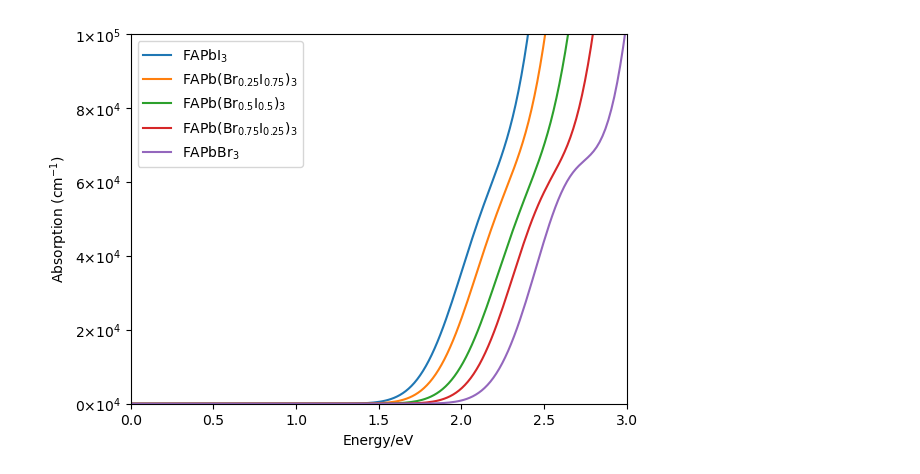
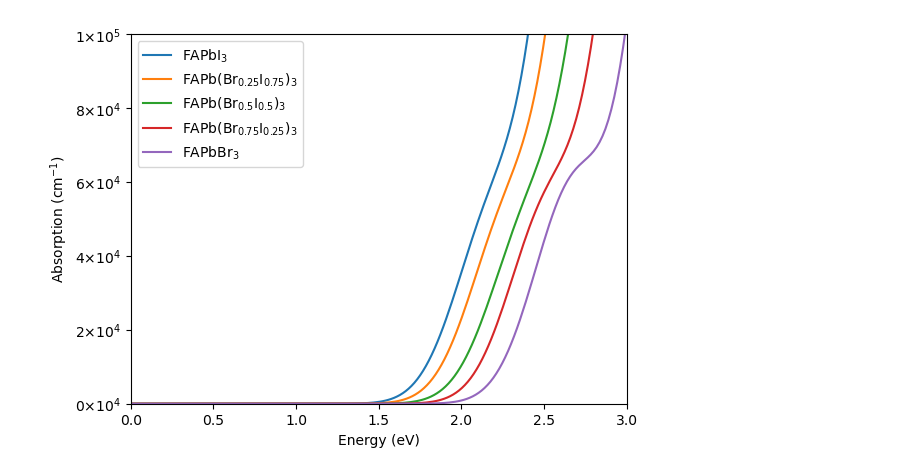
Before and after one commit to SAMAece/Jupyterlab, a Jupyter notebook: Used/optical/absorption_supercell.ipynb, the cells around one changed output. Cells and saved outputs as stored; diff of their text form; code cells hidden in the pictures.

```diff
--- a/Used/optical/absorption_supercell.ipynb
+++ b/Used/optical/absorption_supercell.ipynb
@@ -63,32 +63,32 @@ materials = {
     #    "dir": 2.531,
     #    "indir": 2.531,
     #    "folder": "./Br11I1/",
     #},
     "FAPbBr$_3$": {
         "dir": 2.587,
         "indir": 2.587,
         "folder": "./Br12I0/",
     },
 }
 
 fig, ax = plt.subplots()
 
 for material, material_data in materials.items():
     data = np.loadtxt(material_data["folder"] + 'absorption.dat', delimiter=' ')
     energy = data[:,0]
     alpha_cm = data[:,1]
     ax.plot(energy, alpha_cm, label=material)
 
 
-ax.set(xlim=[0,3],ylim = [0,1e5], xlabel='Energy/eV', ylabel='Absorption (cm$^{-1}$)')
+ax.set(xlim=[0,3],ylim = [0,1e5], xlabel='Energy (eV)', ylabel='Absorption (cm$^{-1}$)')
 plt.legend()
 
 # Custom formatter function to display labels as multiples of 10^4
 def custom_formatter(x, pos):
     if x == 100000:
         return '1×10$^{5}$'  # Specific format for 100,000
     return f'{int(x/10000)}×10$^{4}$'
 
 ax.yaxis.set_major_formatter(plt.FuncFormatter(custom_formatter))
 # %% [output]
-[figure, old version]
+[figure, new version]
```
Also changed, not shown: 22 other files.
